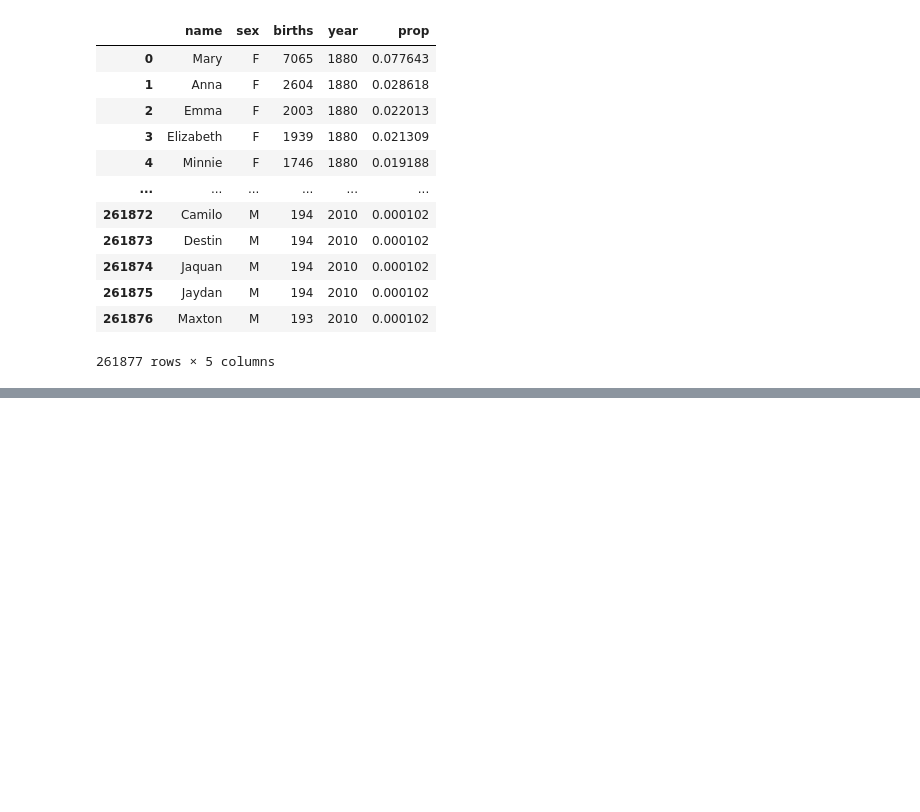
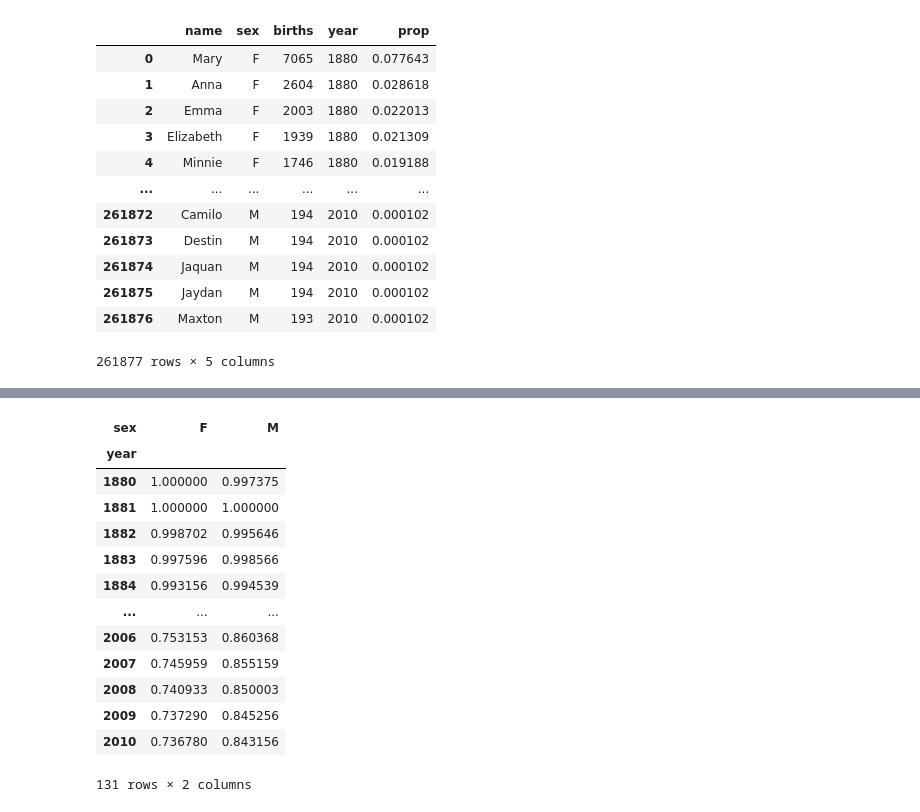
Before and after one commit to ikeven94/py_repo, a Jupyter notebook: Pandas_Numpy/Pandas_pivot_table.ipynb, the cells around one changed output, grey strips where cells are left out. Saved outputs shown, nothing was run; the diff lists cells and outputs as text; code cells hidden in the pictures; blank space fills up the shorter version.

```diff
--- a/Pandas_Numpy/Pandas_pivot_table.ipynb
+++ b/Pandas_Numpy/Pandas_pivot_table.ipynb
@@ -254,0 +349,19 @@ top1000
+# %%
+'''
+top1000 <- 1000등
+top1000에 대해 누적 비율
+1880 John  7%    7%
+     Mary  6%    13%
+    ...
+    Michael 2%   51%  => 이름 종류 30가지
+    ...
+
+2010 John  2%    2%
+     Mary  1%    3%
+    ...
+    Michael 0.2%   51%  => 이름 종류 200가지
+    ...    "
+'''
+
+# 인기있는 이름 1000개가 전체 출생수에서 차지하는 비율을
+# 연도별/성별 그래프로 출력
@@ -254,0 +377,19 @@ top1000
+# %%
+top1000.pivot_table('prop',index='year',columns='sex',aggfunc=sum)
+# 합이 1이 안되는 것 >> top1000에 못들어간 이름이 있다
+# 2010년 0.73 F 중 to1
+# %% [output]
+| sex | F | M |
+| year |  |  |
+| 1880 | 1.000000 | 0.997375 |
+| 1881 | 1.000000 | 1.000000 |
+| 1882 | 0.998702 | 0.995646 |
+| 1883 | 0.997596 | 0.998566 |
+| 1884 | 0.993156 | 0.994539 |
+| ... | ... | ... |
+| 2006 | 0.753153 | 0.860368 |
+| 2007 | 0.745959 | 0.855159 |
+| 2008 | 0.740933 | 0.850003 |
+| 2009 | 0.737290 | 0.845256 |
+| 2010 | 0.736780 | 0.843156 |
+131 rows × 2 columns
```
Also changed, not shown: parts of 13 cells of this notebook.
